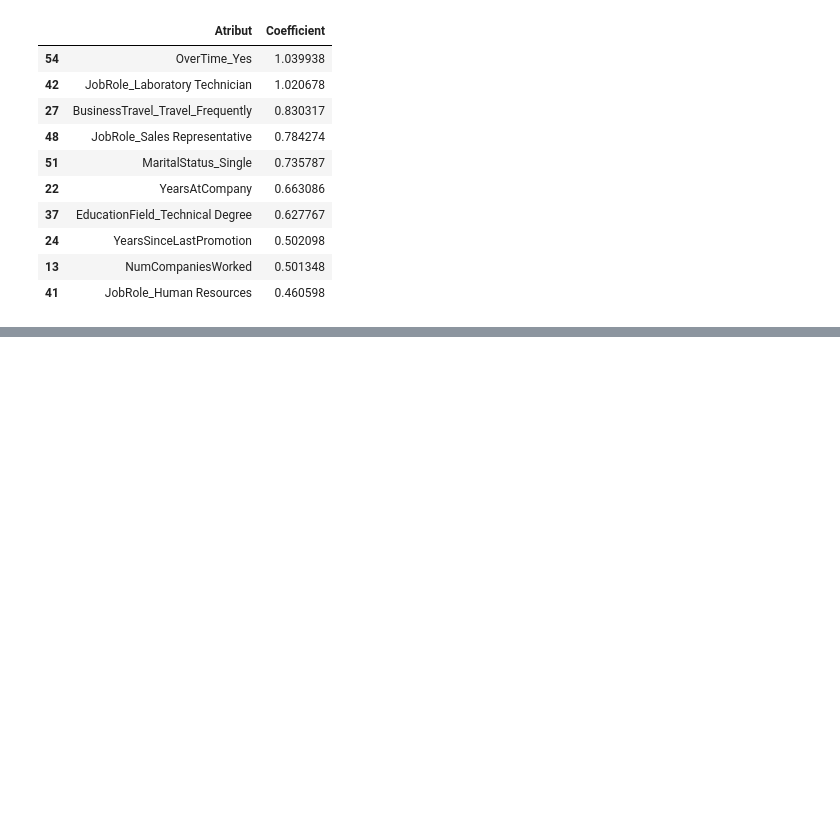
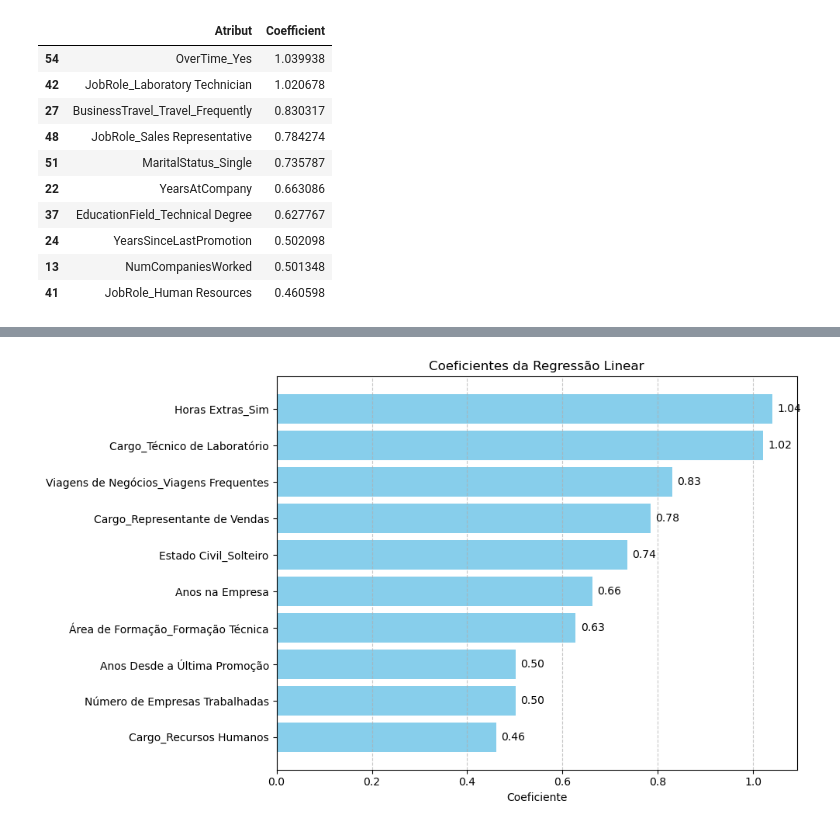
Before and after one commit to jaquelinesfernandes/Employee_Satisfaction, a Jupyter notebook: project_employee_satisfaction.ipynb, the cells around one changed output, grey strips where cells are left out. Saved outputs shown, nothing was run; the diff lists cells and outputs as text; code cells hidden in the pictures; blank space fills up the shorter version.

```diff
--- a/project_employee_satisfaction.ipynb
+++ b/project_employee_satisfaction.ipynb
@@ -287,0 +242,41 @@ In other words, analyzing the coefficients of a logistic regression model helps
+# %%
+# plot
+import matplotlib.pyplot as plt
+import pandas as pd
+
+# Dados da regressão
+data = {
+    'Atributo': [
+        'Horas Extras_Sim', 'Cargo_Técnico de Laboratório', 'Viagens de Negócios_Viagens Frequentes',
+'Cargo_Representante de Vendas', 'Estado Civil_Solteiro', 'Anos na Empresa',
+'Área de Formação_Formação Técnica', 'Anos Desde a Última Promoção',
+'Número de Empresas Trabalhadas', 'Cargo_Recursos Humanos'
+    ],
+    'Coeficiente': [
+        1.039938, 1.020678, 0.830317, 0.784274, 0.735787,
+        0.663086, 0.627767, 0.502098, 0.501348, 0.460598
+    ]
+}
+
+# Criar DataFrame
+df = pd.DataFrame(data)
+
+# Ordenar por coeficiente
+df_sorted = df.sort_values(by='Coeficiente', ascending=True)
+
+# Plotar
+plt.figure(figsize=(10, 6))
+bars = plt.barh(df_sorted['Atributo'], df_sorted['Coeficiente'], color='skyblue')
+plt.xlabel('Coeficiente')
+plt.title('Coeficientes da Regressão Linear')
+plt.grid(axis='x', linestyle='--', alpha=0.7)
+
+# Adiciona os valores nas barras
+for bar in bars:
+    plt.text(bar.get_width() + 0.01, bar.get_y() + bar.get_height()/2,
+             f'{bar.get_width():.2f}', va='center')
+
+plt.tight_layout()
+plt.show()
+# %% [output]
+[figure, added]
```
Also changed, not shown: parts of 2 cells of this notebook, 3 other files.
